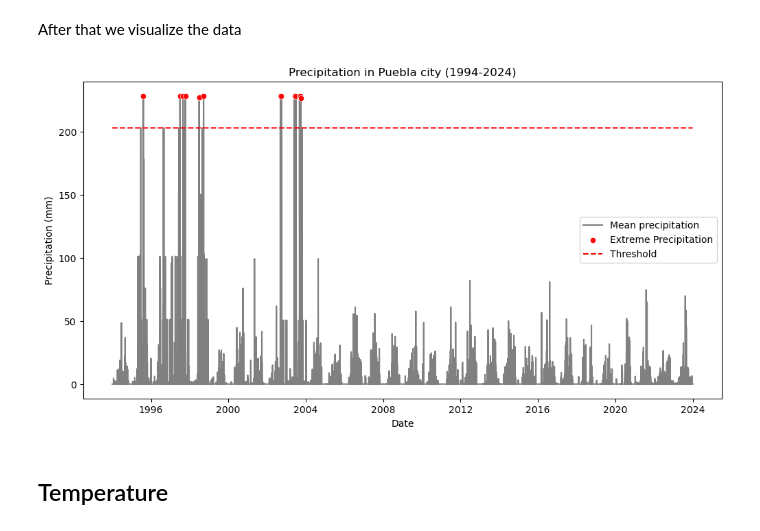
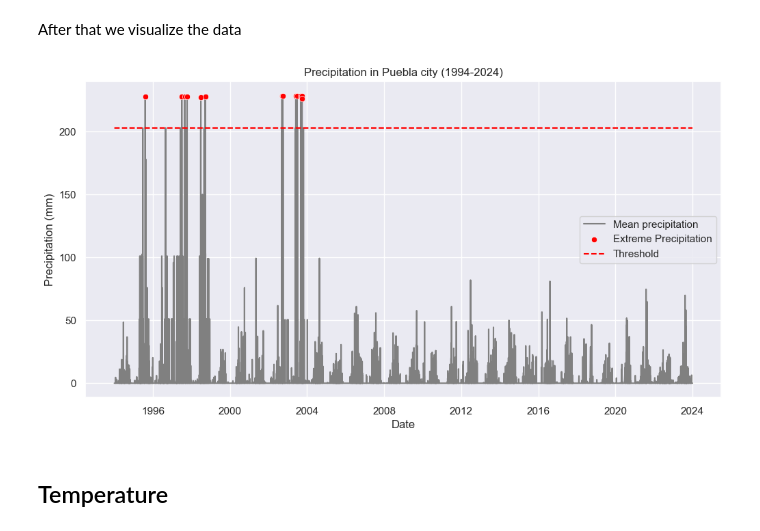
Before and after one commit to luisloyde/Puebla-extreme-climate-analysis, a Jupyter notebook: Climate Extremes Analysis - Puebla (1994-2024).ipynb, the cells around one changed output. Cells and saved outputs as stored; diff of their text form; code cells hidden in the pictures.

```diff
--- a/Climate Extremes Analysis - Puebla (1994-2024).ipynb
+++ b/Climate Extremes Analysis - Puebla (1994-2024).ipynb
@@ -120,18 +120,19 @@ Number of days with extreme precipitation:  13
 After that we visualize the data
 # %%
 plt.figure(figsize=(12, 6))
+sns.set_theme(style="darkgrid")
 
 prcp = sns.lineplot(x=data.index, y=data['prcp'], color='gray', label='Mean precipitation', zorder=1)
 sns.scatterplot(x=data.index[extreme_prcp], y=data['prcp'][extreme_prcp], color='red', label='Extreme Precipitation', zorder=2)
 sns.lineplot(x=data.index, y=prcp_threshold, color='red', linestyle='--', label='Threshold', zorder=3)
 
 prcp.set_title('Precipitation in Puebla city (1994-2024)')
 prcp.set_xlabel('Date')
 prcp.set_ylabel('Precipitation (mm)')
 
 plt.savefig("prcp.png", dpi=300, bbox_inches='tight')
 # %% [output]
-[figure, old version]
+[figure, new version]
 # %% [markdown]
 ## Temperature
 # %%
```
Also changed, not shown: parts of 2 cells of this notebook, 3 other files.
